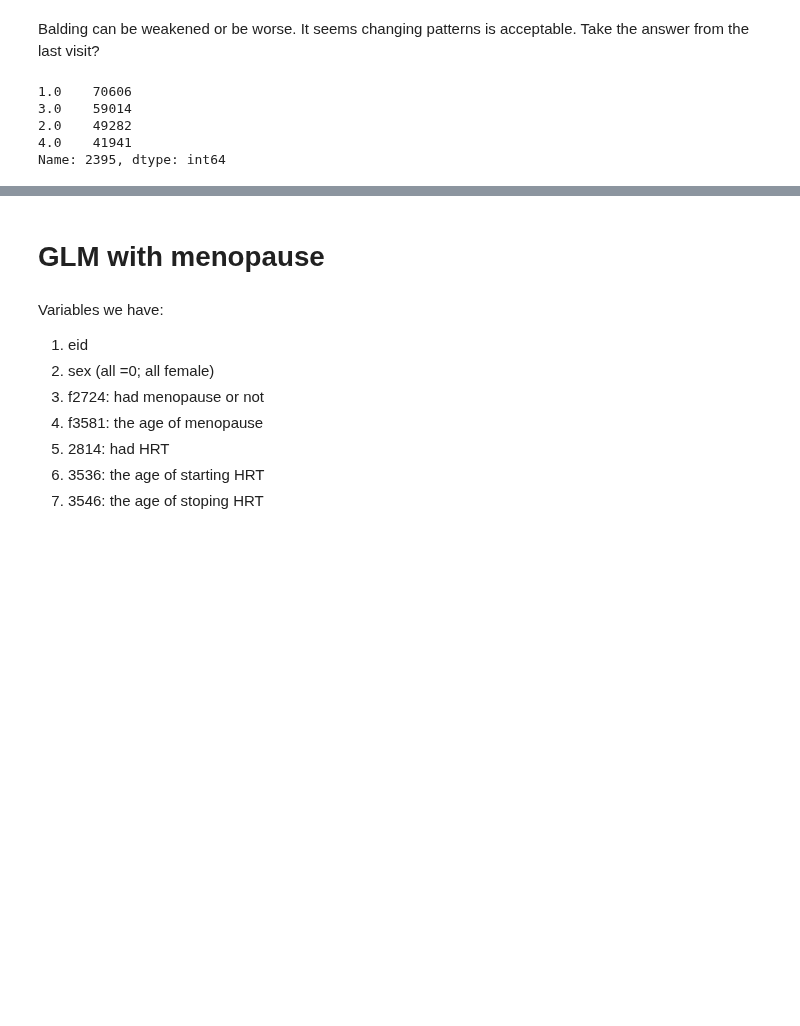
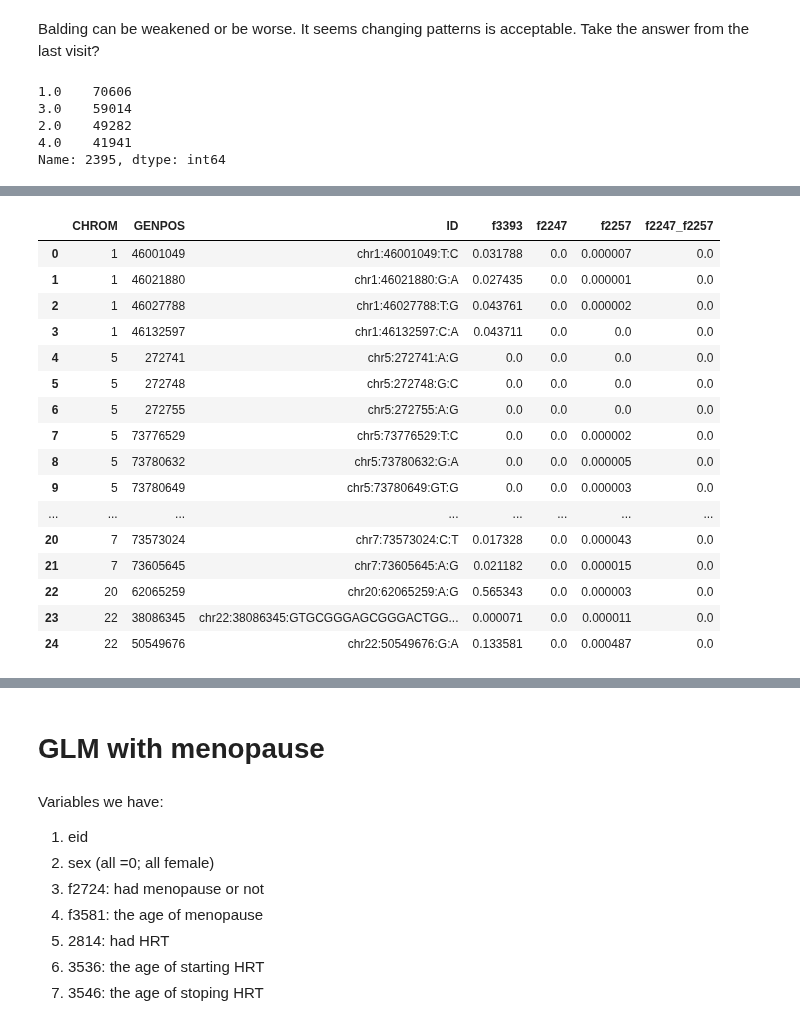
Before and after one commit to statgenetics/UKBB_GWAS_dev, a Jupyter notebook: workflow/051822_ARHI_sex_interaction.ipynb, the cells around one changed output, grey strips where cells are left out. Drawn from its saved outputs; the diff is of its cells as text; code cells hidden in the pictures; blank space fills up the shorter version.

```diff
--- a/workflow/051822_ARHI_sex_interaction.ipynb
+++ b/workflow/051822_ARHI_sex_interaction.ipynb
@@ -3659,0 +3714,10 @@ INFO: Workflow csg (ID=w05f1318b379dfe12) is executed successfully with 1 comple
+# %%
+import pandas as pd
+snplist = pd.read_csv("~/UKBiobank/results/REGENIE_results/results_exome_data/051722_interaction_sex/vairants_of_interest.txt",header=None)[0].to_list()
+result = pd.DataFrame(columns=["CHROM","GENPOS","ID","ALLELE0","ALLELE1","A1FREQ","N","TEST","BETA","SE","CHISQ","LOG10P","EXTRA"])
+for i in [1,5,6,7,20,22]:
+    file = "~/UKBiobank/results/REGENIE_results/results_exome_data/051722_interaction_sex/single/f3393/cache/ukb23156_c"+str(i)+".merged.filtered.sex_f3393.regenie.gz"
+    stat = pd.read_csv(file,header=0,sep=" ")
+    tmp = stat[stat["ID"].isin(snplist)]
+    result = pd.concat([result,tmp], axis=0,ignore_index=True)
+result[["CHROM","GENPOS","ID","TEST","LOG10P"]]
@@ -3659,0 +3742,59 @@ INFO: Workflow csg (ID=w05f1318b379dfe12) is executed successfully with 1 comple
+# %%
+col = result[["CHROM","GENPOS","ID"]]
+snplist = pd.read_csv("~/UKBiobank/results/REGENIE_results/results_exome_data/051722_interaction_sex/vairants_of_interest.txt",header=None)[0].to_list()
+# f3393
+result = pd.DataFrame(columns=stat.columns)
+for i in [1,5,6,7,20,22]:
+    file = "~/UKBiobank/results/REGENIE_results/results_exome_data/051722_interaction_sex/single/f3393/cache/ukb23156_c"+str(i)+".merged.filtered.sex_f3393.regenie.gz"
+    stat = pd.read_csv(file,header=0,sep=" ")
+    tmp = stat[stat["ID"].isin(snplist)]
+    result = pd.concat([result,tmp], axis=0,ignore_index=True)
+col = col.merge(result[["ID","LOG10P"]],how="left",left_on="ID",right_on="ID")
+col = col.rename(columns={"LOG10P":"f3393"})
+# f2247
+result = pd.DataFrame(columns=stat.columns)
+for i in [1,5,6,7,20,22]:
+    file = "~/UKBiobank/results/REGENIE_results/results_exome_data/051722_interaction_sex/single/f2247/cache/ukb23156_c"+str(i)+".merged.filtered.sex_f2247.regenie.gz"
+    stat = pd.read_csv(file,header=0,sep=" ")
+    tmp = stat[stat["ID"].isin(snplist)]
+    result = pd.concat([result,tmp], axis=0,ignore_index=True)
+col = col.merge(result[["ID","LOG10P"]],how="left",left_on="ID",right_on="ID")
+col= col.rename(columns={"LOG10P":"f2247"})
+# f2257
+result = pd.DataFrame(columns=stat.columns)
+for i in [1,5,6,7,20,22]:
+    file = "~/UKBiobank/results/REGENIE_results/results_exome_data/051722_interaction_sex/single/f2257/cache/ukb23156_c"+str(i)+".merged.filtered.sex_f2257.regenie.gz"
+    stat = pd.read_csv(file,header=0,sep=" ")
+    tmp = stat[stat["ID"].isin(snplist)]
+    result = pd.concat([result,tmp], axis=0,ignore_index=True)
+col = col.merge(result[["ID","LOG10P"]],how="left",left_on="ID",right_on="ID")
+col= col.rename(columns={"LOG10P":"f2257"})
+# f2247_f2257
+result = pd.DataFrame(columns=stat.columns)
+for i in [1,5,6,7,20,22]:
+    file = "~/UKBiobank/results/REGENIE_results/results_exome_data/051722_interaction_sex/single/f2247_f2257/cache/ukb23156_c"+str(i)+".merged.filtered.sex_f2247_f2257.regenie.gz"
+    stat = pd.read_csv(file,header=0,sep=" ")
+    tmp = stat[stat["ID"].isin(snplist)]
+    result = pd.concat([result,tmp], axis=0,ignore_index=True)
+col = col.merge(result[["ID","LOG10P"]],how="left",left_on="ID",right_on="ID")
+col= col.rename(columns={"LOG10P":"f2247_f2257"})
+col.iloc[:,3:] = 10**(-col.iloc[:,3:])
+col
+# %% [output]
+|  | CHROM | GENPOS | ID | f3393 | f2247 | f2257 | f2247_f2257 |
+| 0 | 1 | 46001049 | chr1:46001049:T:C | 0.031788 | 0.0 | 0.000007 | 0.0 |
+| 1 | 1 | 46021880 | chr1:46021880:G:A | 0.027435 | 0.0 | 0.000001 | 0.0 |
+| 2 | 1 | 46027788 | chr1:46027788:T:G | 0.043761 | 0.0 | 0.000002 | 0.0 |
+| 3 | 1 | 46132597 | chr1:46132597:C:A | 0.043711 | 0.0 | 0.0 | 0.0 |
+| 4 | 5 | 272741 | chr5:272741:A:G | 0.0 | 0.0 | 0.0 | 0.0 |
+| 5 | 5 | 272748 | chr5:272748:G:C | 0.0 | 0.0 | 0.0 | 0.0 |
+| 6 | 5 | 272755 | chr5:272755:A:G | 0.0 | 0.0 | 0.0 | 0.0 |
+| 7 | 5 | 73776529 | chr5:73776529:T:C | 0.0 | 0.0 | 0.000002 | 0.0 |
+| 8 | 5 | 73780632 | chr5:73780632:G:A | 0.0 | 0.0 | 0.000005 | 0.0 |
+| 9 | 5 | 73780649 | chr5:73780649:GT:G | 0.0 | 0.0 | 0.000003 | 0.0 |
+| ... | ... | ... | ... | ... | ... | ... | ... |
+| 20 | 7 | 73573024 | chr7:73573024:C:T | 0.017328 | 0.0 | 0.000043 | 0.0 |
+| 21 | 7 | 73605645 | chr7:73605645:A:G | 0.021182 | 0.0 | 0.000015 | 0.0 |
+| 22 | 20 | 62065259 | chr20:62065259:A:G | 0.565343 | 0.0 | 0.000003 | 0.0 |
+| 23 | 22 | 38086345 | chr22:38086345:GTGCGGGAGCGGGACTGG... | 0.000071 | 0.0 | 0.000011 | 0.0 |
+| 24 | 22 | 50549676 | chr22:50549676:G:A | 0.133581 | 0.0 | 0.000487 | 0.0 |
```
Also changed, not shown: parts of 10 cells of this notebook.
